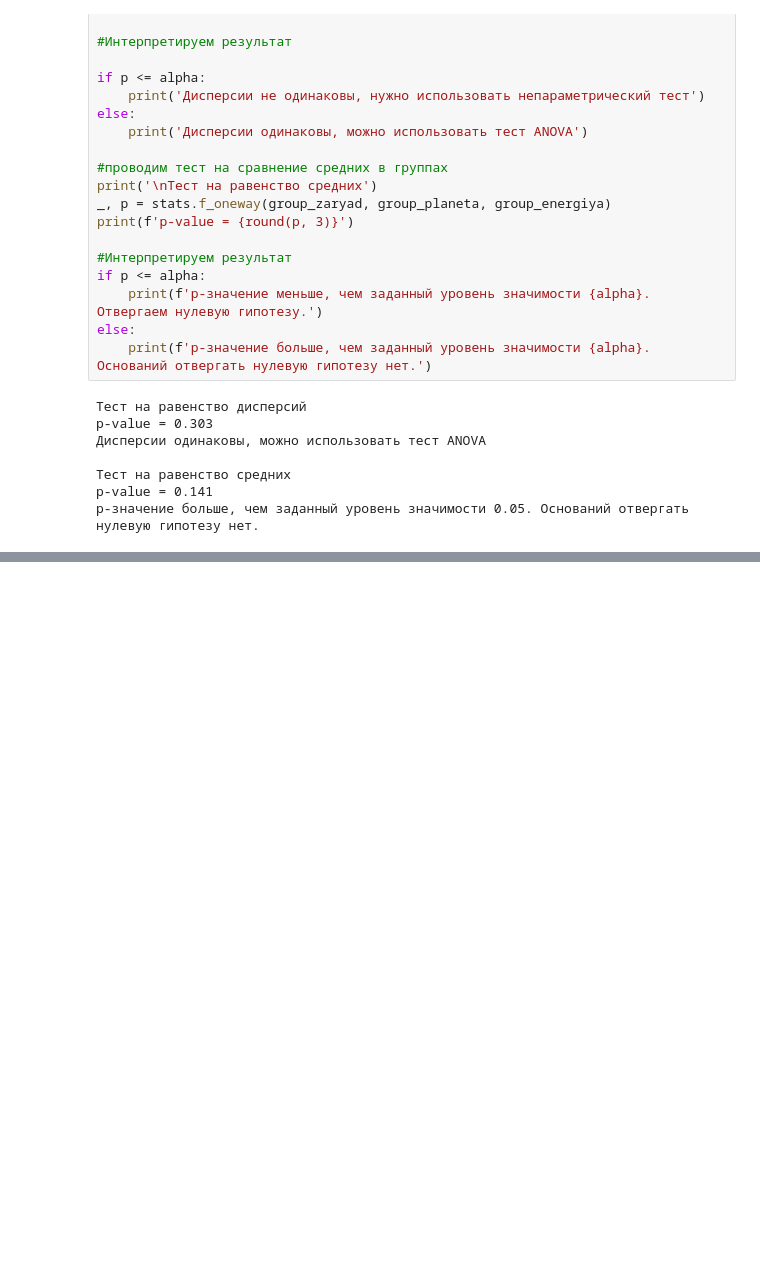
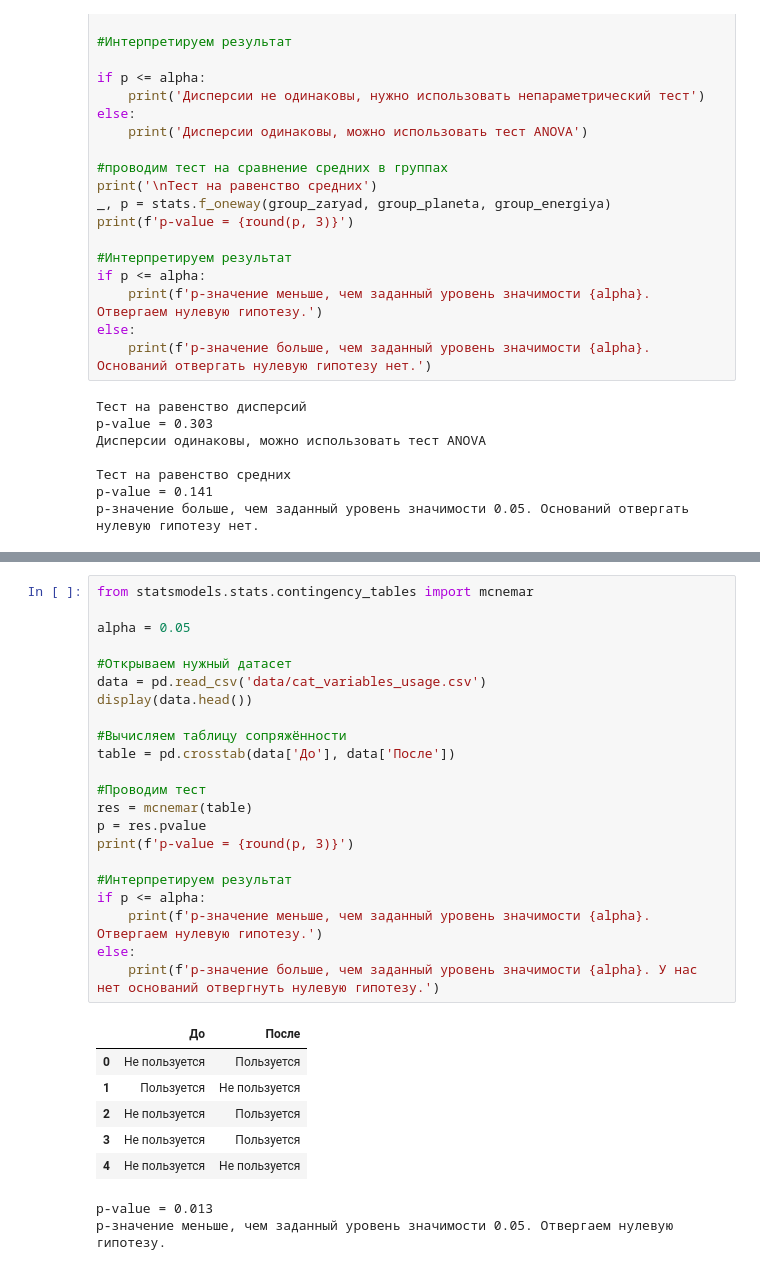
Before and after one commit to Elancinos/SF_DS_COURSE, a Jupyter notebook: Studies/EDA-4/EDA-4.ipynb, the cells around one changed output, grey strips where cells are left out. Cells and saved outputs as stored; diff of their text form; blank space fills up the shorter version.

```diff
--- a/Studies/EDA-4/EDA-4.ipynb
+++ b/Studies/EDA-4/EDA-4.ipynb
@@ -240,0 +524,31 @@ p-значение меньше, чем заданный уровень знач
+# %%
+from statsmodels.stats.contingency_tables import mcnemar
+
+alpha = 0.05
+
+#Открываем нужный датасет
+data = pd.read_csv('data/cat_variables_usage.csv')
+display(data.head())
+
+#Вычисляем таблицу сопряжённости
+table = pd.crosstab(data['До'], data['После'])
+
+#Проводим тест
+res = mcnemar(table)
+p = res.pvalue
+print(f'p-value = {round(p, 3)}')
+
+#Интерпретируем результат
+if p <= alpha:
+    print(f'p-значение меньше, чем заданный уровень значимости {alpha}. Отвергаем нулевую гипотезу.')
+else:
+    print(f'p-значение больше, чем заданный уровень значимости {alpha}. У нас нет оснований отвергнуть нулевую гипотезу.')
+# %% [output]
+|  | До | После |
+| 0 | Не пользуется | Пользуется |
+| 1 | Пользуется | Не пользуется |
+| 2 | Не пользуется | Пользуется |
+| 3 | Не пользуется | Пользуется |
+| 4 | Не пользуется | Не пользуется |
+p-value = 0.013
+p-значение меньше, чем заданный уровень значимости 0.05. Отвергаем нулевую гипотезу.
```
Also changed, not shown: parts of 17 cells of this notebook.
